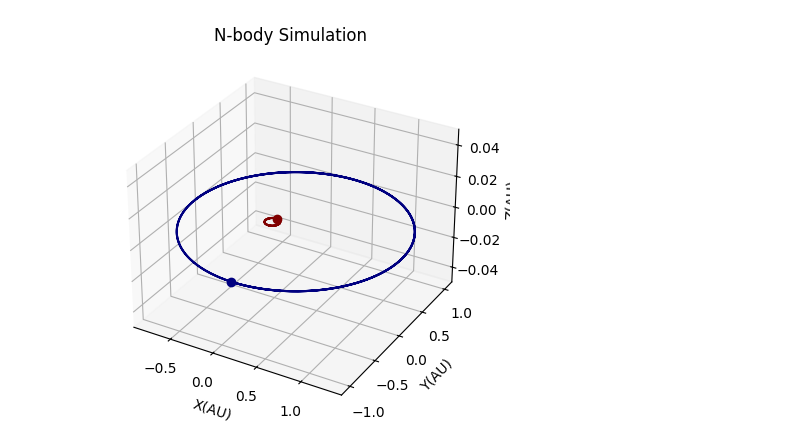
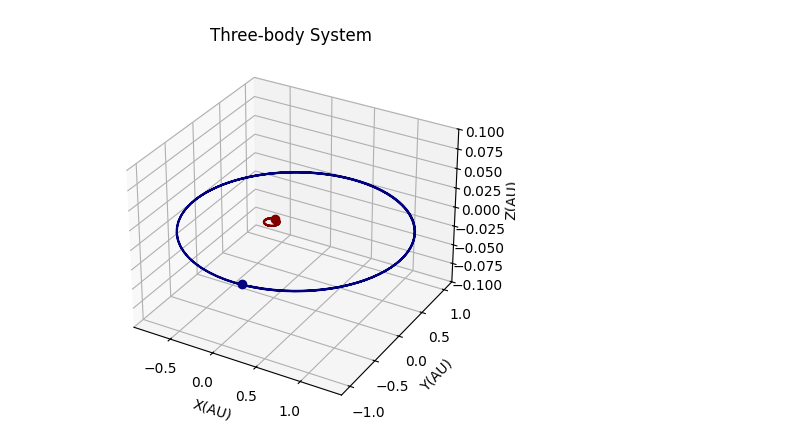
Before and after one commit to kgandhi29/PHYS-349-Final-Project, a Jupyter notebook: Final.ipynb, the cells around one changed output. Cells and saved outputs as stored; diff of their text form; code cells hidden in the pictures.

```diff
--- a/Final.ipynb
+++ b/Final.ipynb
@@ -503,7 +455,15 @@ def threebody(M1 = 1.0, M2 = 1.0, M3 = 1.0, separation = 1.0, M3velocity = 10, M
     return System([body1, body2])
 
 tb1 = threebody(M1 = 1, M2 = 15, M3 = 0, separation= 1.0, M3velocity= 0.0)
-tb1traj = tb1.leapfrog(np.linspace(0, 1, 1000))
-tb1.Simulate()
+
+ts = time.time()
+tb1traj = tb1.leapfrog(np.linspace(0, 1, 200))
+te = time.time()
+print(f"Three-body Leapfrog took {te - ts:.2f} seconds.")
+
+ts = time.time()
+tb1.Simulate("Three-body System", save_as="Three-body System.gif", fpss = 15)
+te = time.time()
+print(f"Three-body animation took {te - ts:.2f} seconds.")
 # %% [output]
 0.22693261794184083
@@ -510 +472 @@ tb1.Simulate()
-[figure, old version]
+[figure, new version]
```
Also changed, not shown: parts of 5 cells of this notebook, 7 other files.
